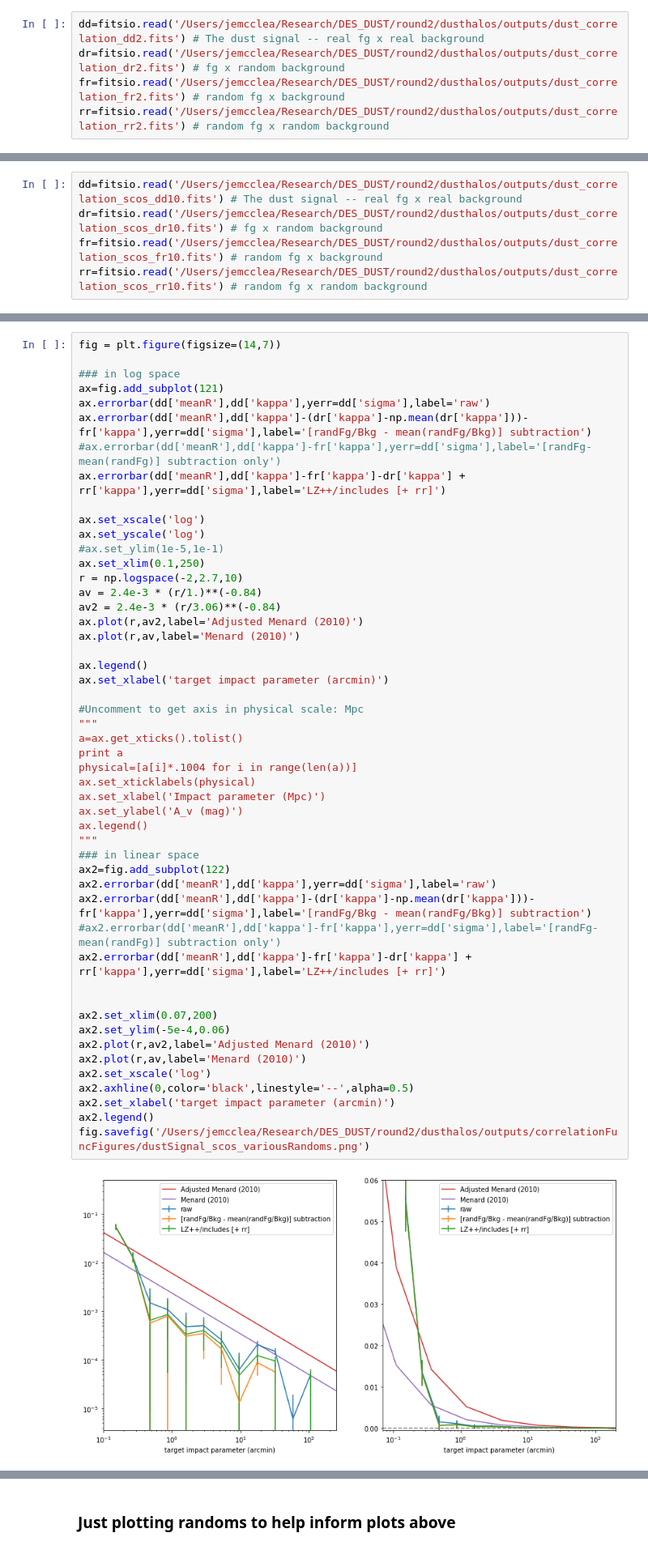
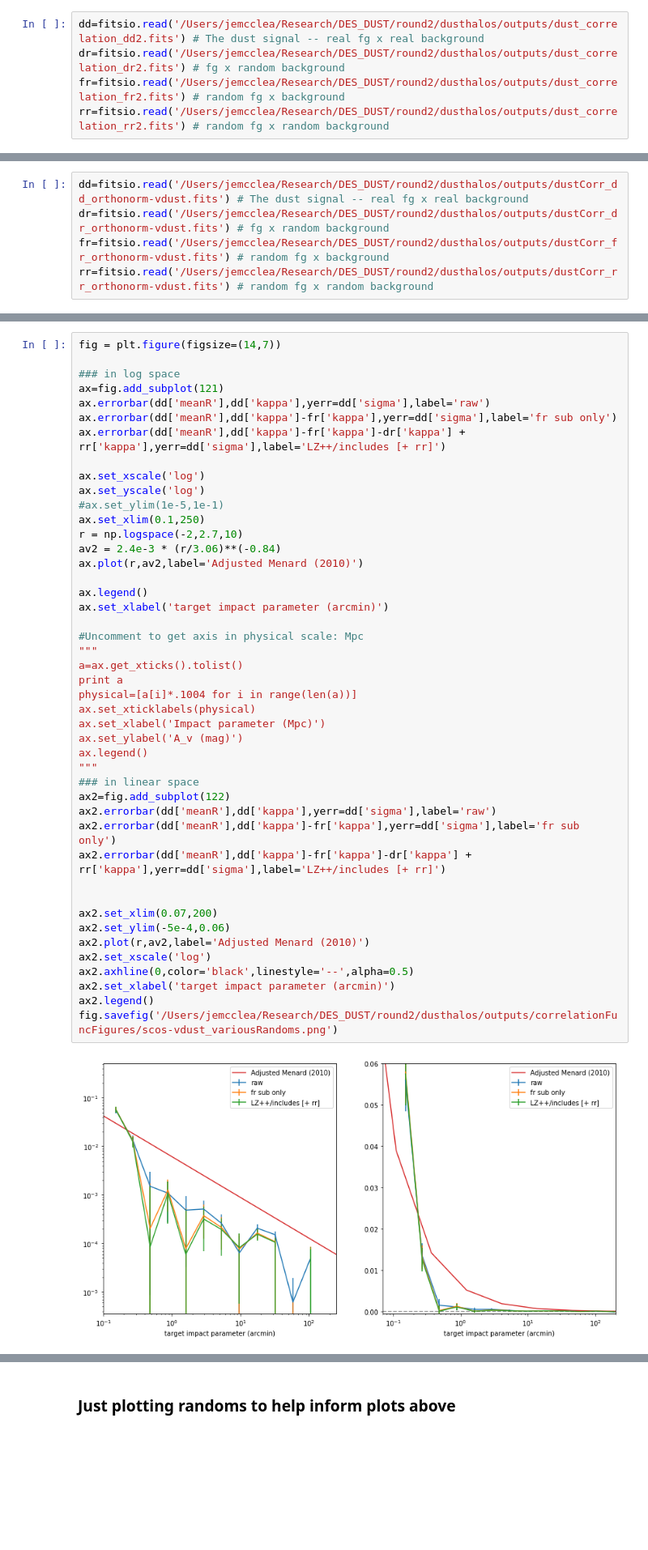
Before and after one commit to mcclearyj/dusthalos, a Jupyter notebook: make-correlation-plots.ipynb, the cells around one changed output, grey strips where cells are left out. Shown at 81% size. Cells and saved outputs as stored; diff of their text form; blank space fills up the shorter version.

```diff
--- a/make-correlation-plots.ipynb
+++ b/make-correlation-plots.ipynb
@@ -109,5 +107,5 @@ fig.savefig('/Users/jemcclea/Research/DES_DUST/round2/dusthalos/outputs/correlat
 # %%
-dd=fitsio.read('/Users/jemcclea/Research/DES_DUST/round2/dusthalos/outputs/dust_correlation_scos_dd10.fits') # The dust signal -- real fg x real background
-dr=fitsio.read('/Users/jemcclea/Research/DES_DUST/round2/dusthalos/outputs/dust_correlation_scos_dr10.fits') # fg x random background
-fr=fitsio.read('/Users/jemcclea/Research/DES_DUST/round2/dusthalos/outputs/dust_correlation_scos_fr10.fits') # random fg x background
-rr=fitsio.read('/Users/jemcclea/Research/DES_DUST/round2/dusthalos/outputs/dust_correlation_scos_rr10.fits') # random fg x random background
+dd=fitsio.read('/Users/jemcclea/Research/DES_DUST/round2/dusthalos/outputs/dustCorr_dd_orthonorm-vdust.fits') # The dust signal -- real fg x real background
+dr=fitsio.read('/Users/jemcclea/Research/DES_DUST/round2/dusthalos/outputs/dustCorr_dr_orthonorm-vdust.fits') # fg x random background
+fr=fitsio.read('/Users/jemcclea/Research/DES_DUST/round2/dusthalos/outputs/dustCorr_fr_orthonorm-vdust.fits') # random fg x background
+rr=fitsio.read('/Users/jemcclea/Research/DES_DUST/round2/dusthalos/outputs/dustCorr_rr_orthonorm-vdust.fits') # random fg x random background
@@ -117,8 +130,7 @@ fig = plt.figure(figsize=(14,7))
 ### in log space
 ax=fig.add_subplot(121)
 ax.errorbar(dd['meanR'],dd['kappa'],yerr=dd['sigma'],label='raw')
-ax.errorbar(dd['meanR'],dd['kappa']-(dr['kappa']-np.mean(dr['kappa']))-fr['kappa'],yerr=dd['sigma'],label='[randFg/Bkg - mean(randFg/Bkg)] subtraction')
-#ax.errorbar(dd['meanR'],dd['kappa']-fr['kappa'],yerr=dd['sigma'],label='[randFg-mean(randFg)] subtraction only')
+ax.errorbar(dd['meanR'],dd['kappa']-fr['kappa'],yerr=dd['sigma'],label='fr sub only')
 ax.errorbar(dd['meanR'],dd['kappa']-fr['kappa']-dr['kappa'] + rr['kappa'],yerr=dd['sigma'],label='LZ++/includes [+ rr]')
 
 ax.set_xscale('log')
@@ -126,40 +138,36 @@ ax.set_yscale('log')
 #ax.set_ylim(1e-5,1e-1)
 ax.set_xlim(0.1,250)
 r = np.logspace(-2,2.7,10)
-av = 2.4e-3 * (r/1.)**(-0.84)
 av2 = 2.4e-3 * (r/3.06)**(-0.84)
 ax.plot(r,av2,label='Adjusted Menard (2010)')
-ax.plot(r,av,label='Menard (2010)')
 
 ax.legend()
 ax.set_xlabel('target impact parameter (arcmin)')
 
 #Uncomment to get axis in physical scale: Mpc
 """
 a=ax.get_xticks().tolist()
 print a
 physical=[a[i]*.1004 for i in range(len(a))]
 ax.set_xticklabels(physical)
 ax.set_xlabel('Impact parameter (Mpc)')
 ax.set_ylabel('A_v (mag)')
 ax.legend()
 """
 ### in linear space
 ax2=fig.add_subplot(122)
 ax2.errorbar(dd['meanR'],dd['kappa'],yerr=dd['sigma'],label='raw')
-ax2.errorbar(dd['meanR'],dd['kappa']-(dr['kappa']-np.mean(dr['kappa']))-fr['kappa'],yerr=dd['sigma'],label='[randFg/Bkg - mean(randFg/Bkg)] subtraction')
-#ax2.errorbar(dd['meanR'],dd['kappa']-fr['kappa'],yerr=dd['sigma'],label='[randFg-mean(randFg)] subtraction only')
+ax2.errorbar(dd['meanR'],dd['kappa']-fr['kappa'],yerr=dd['sigma'],label='fr sub only')
 ax2.errorbar(dd['meanR'],dd['kappa']-fr['kappa']-dr['kappa'] + rr['kappa'],yerr=dd['sigma'],label='LZ++/includes [+ rr]')
 
 
 ax2.set_xlim(0.07,200)
 ax2.set_ylim(-5e-4,0.06)
 ax2.plot(r,av2,label='Adjusted Menard (2010)')
-ax2.plot(r,av,label='Menard (2010)')
 ax2.set_xscale('log')
 ax2.axhline(0,color='black',linestyle='--',alpha=0.5)
 ax2.set_xlabel('target impact parameter (arcmin)')
 ax2.legend()
-fig.savefig('/Users/jemcclea/Research/DES_DUST/round2/dusthalos/outputs/correlationFuncFigures/dustSignal_scos_variousRandoms.png')
+fig.savefig('/Users/jemcclea/Research/DES_DUST/round2/dusthalos/outputs/correlationFuncFigures/scos-vdust_variousRandoms.png')
 # %% [output]
-[figure, old version]
+[figure, new version]
```
Also changed, not shown: parts of 7 cells of this notebook, 3 other files.
